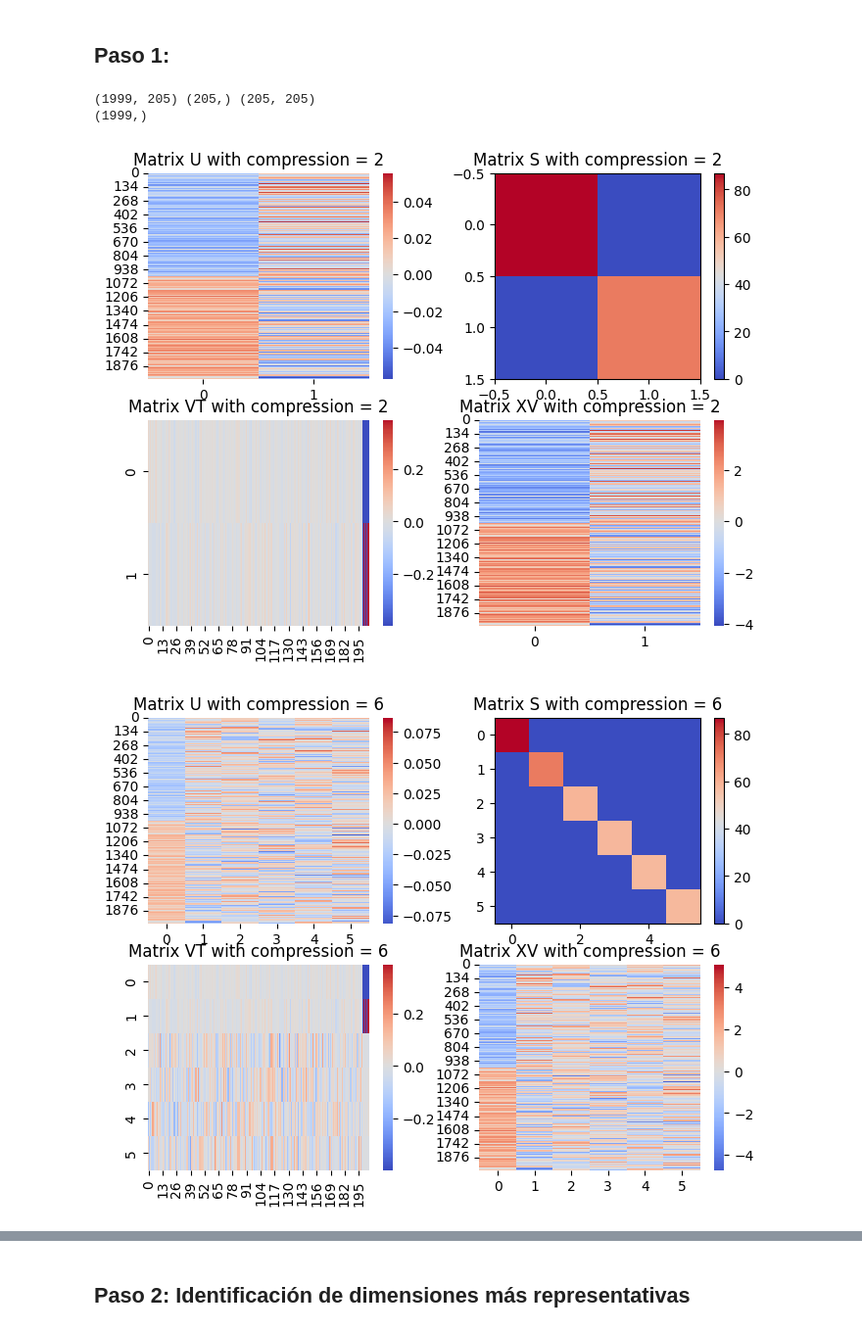
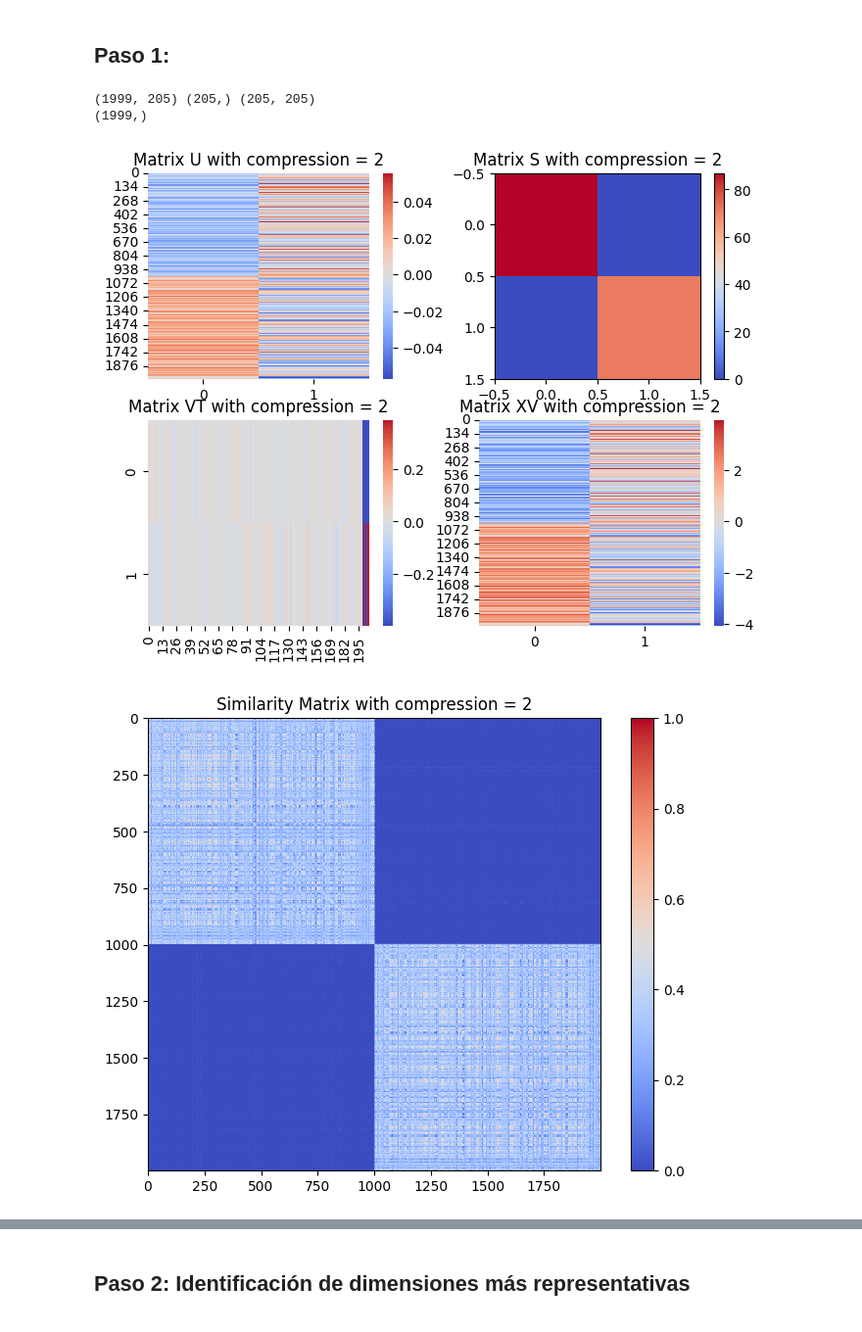
Before and after one commit to alejozeta/MNyO2, a Jupyter notebook: TP3/ejercicio1.ipynb, the cells around one changed output, grey strips where cells are left out. Shown at 98% size. Drawn from its saved outputs; the diff is of its cells as text; code cells hidden in the pictures.

Commit message:
similarity

```diff
--- a/TP3/ejercicio1.ipynb
+++ b/TP3/ejercicio1.ipynb
@@ -36,6 +36,11 @@ print(U.shape, S.shape, VT.shape)
 Z = U@S
 print(Z.shape)
 
+def similarity_matrix(X, sigma):
+    distances = squareform(pdist(X, 'euclidean'))
+    k = np.exp(-distances**2/(2*sigma**2))
+    return k
+
 for compression in compression_values:
 
     #Matrix U
@@ -47,31 +52,44 @@ for compression in compression_values:
     plt.title('Matrix U with compression = ' + str(compression))
 
 
     #Matrix S
     S_hat = np.diag(S[:compression])
     #Plot the matrix S
     # plt.figure(figsize=(8, 6))
     plt.subplot(2,2,2)
     plt.imshow(S_hat, cmap='coolwarm')
     plt.colorbar()
     plt.title('Matrix S with compression = ' + str(compression))
 
     plt.subplot(2,2,3)
     # VT matrix
     VT_hat = VT[:compression, :]
     # Heatmap of matrix VT
     sns.heatmap(VT_hat, cmap='coolwarm', center=0)
     plt.title('Matrix VT with compression = ' + str(compression))
     # plt.show()
     plt.subplot(2,2,4)
     #Matrix XV
     XV_hat = U_hat @ S_hat
     # Heatmap of matrix XV
     sns.heatmap(XV_hat, cmap='coolwarm', center=0)
     plt.title('Matrix XV with compression = ' + str(compression))
     plt.show()
+
+
+    sigma = 1.0
+
+    # Calculate the similarity matrix
+    similarity = similarity_matrix(XV_hat, sigma)
+
+    # Display the similarity matrix
+    plt.figure(figsize=(8, 6))
+    plt.imshow(similarity, cmap='coolwarm')
+    plt.colorbar()
+    plt.title('Similarity Matrix with compression = ' + str(compression))
+    plt.show()
 # %% [output]
 (1999, 205) (205,) (205, 205)
 (1999,)
 [figure]
-[figure, old version]
+[figure, new version]
```
Also changed, not shown: parts of 1 cell of this notebook, 1 other file.
